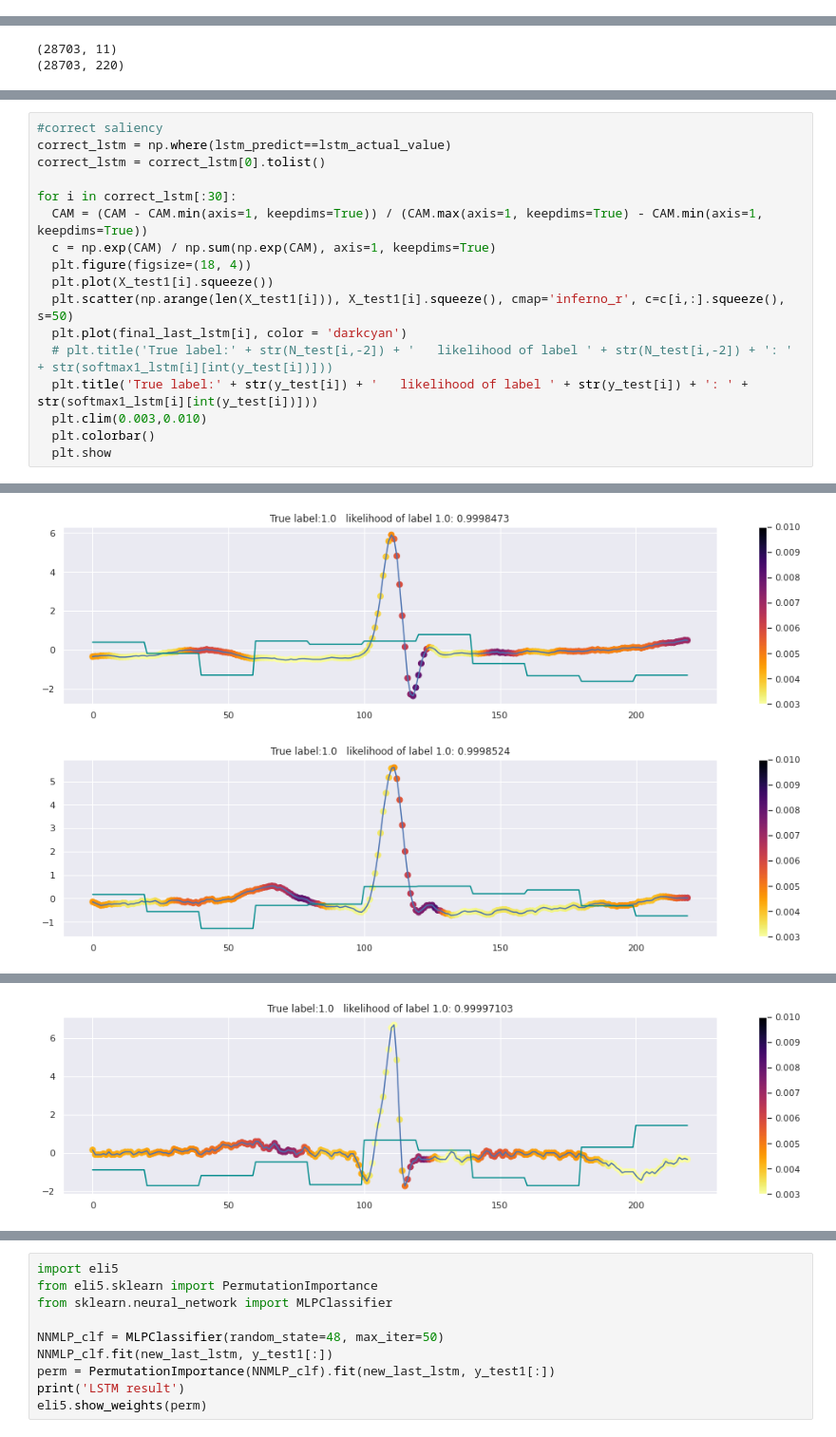
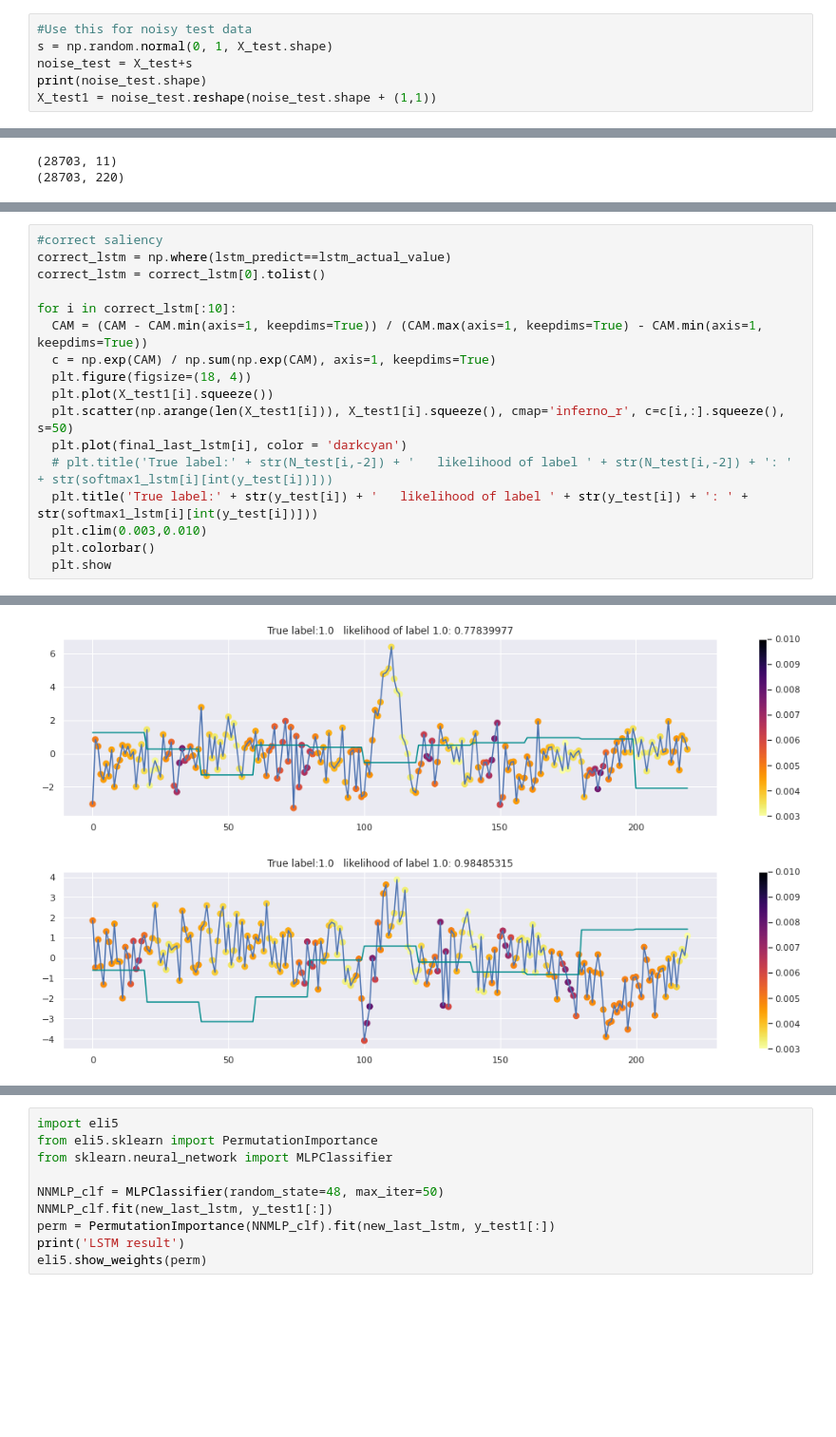
Before and after one commit to shouryaverma/cs_lvl4_project, a Jupyter notebook: code notebooks/lstm_model.ipynb, the cells around one changed output, grey strips where cells are left out. Shown at 95% size. Drawn from its saved outputs; the diff is of its cells as text; blank space fills up the shorter version.

Commit message:
noisy test on cnn and lstm

```diff
--- a/code notebooks/lstm_model.ipynb
+++ b/code notebooks/lstm_model.ipynb
@@ -120,3 +124,9 @@ X_test1 = X_test.reshape(X_test.shape + (1,1,))
 
 y_train1=to_categorical(y_train)
 y_test1=to_categorical(y_test)
+# %%
+#Use this for noisy test data
+s = np.random.normal(0, 1, X_test.shape)
+noise_test = X_test+s
+print(noise_test.shape)
+X_test1 = noise_test.reshape(noise_test.shape + (1,1))
@@ -311,7 +323,7 @@ for i in misclass_lstm[:10]:
 correct_lstm = np.where(lstm_predict==lstm_actual_value)
 correct_lstm = correct_lstm[0].tolist()
 
-for i in correct_lstm[:30]:
+for i in correct_lstm[:10]:
   CAM = (CAM - CAM.min(axis=1, keepdims=True)) / (CAM.max(axis=1, keepdims=True) - CAM.min(axis=1, keepdims=True))
   c = np.exp(CAM) / np.sum(np.exp(CAM), axis=1, keepdims=True)
   plt.figure(figsize=(18, 4))
@@ -329,2 +341,2 @@ for i in correct_lstm[:30]:
-[figure, old version]
+[figure, new version]
-[figure, old version]
+[figure, new version]
@@ -337 +348,0 @@ for i in correct_lstm[:30]:
-[figure, removed]
```
Also changed, not shown: parts of 10 cells of this notebook, 5 other files.
